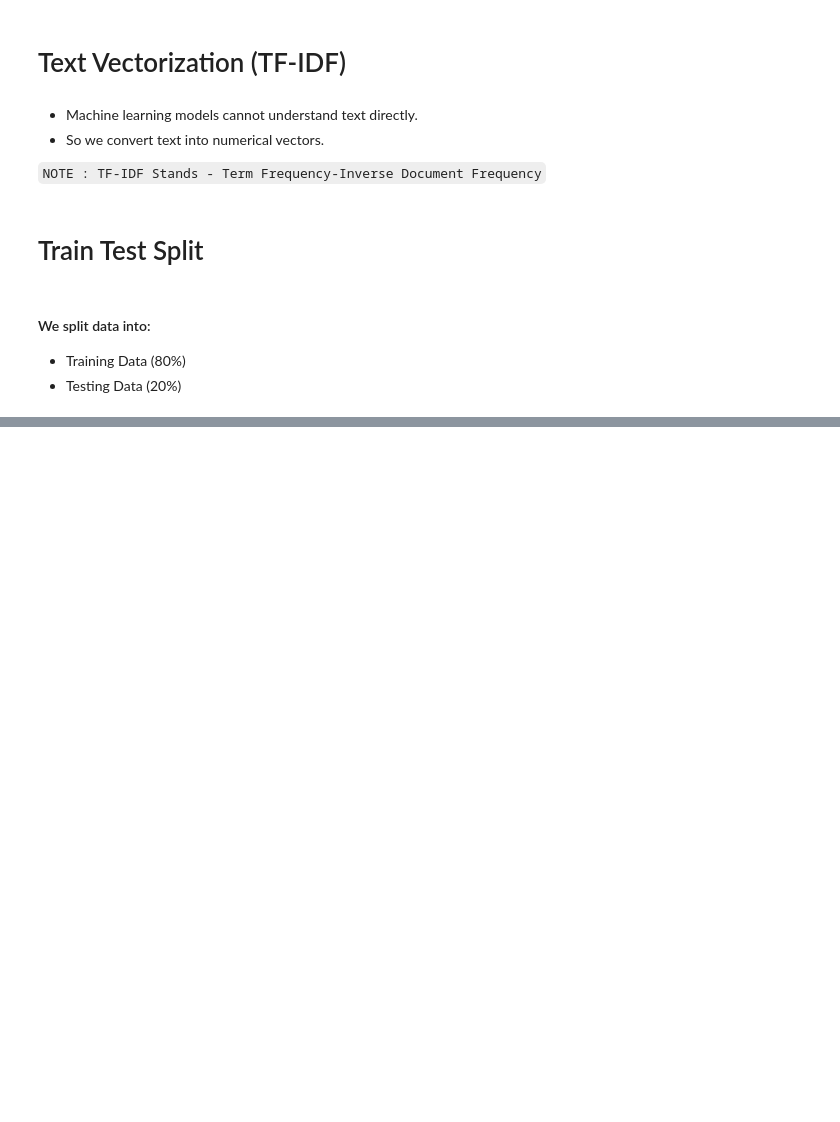
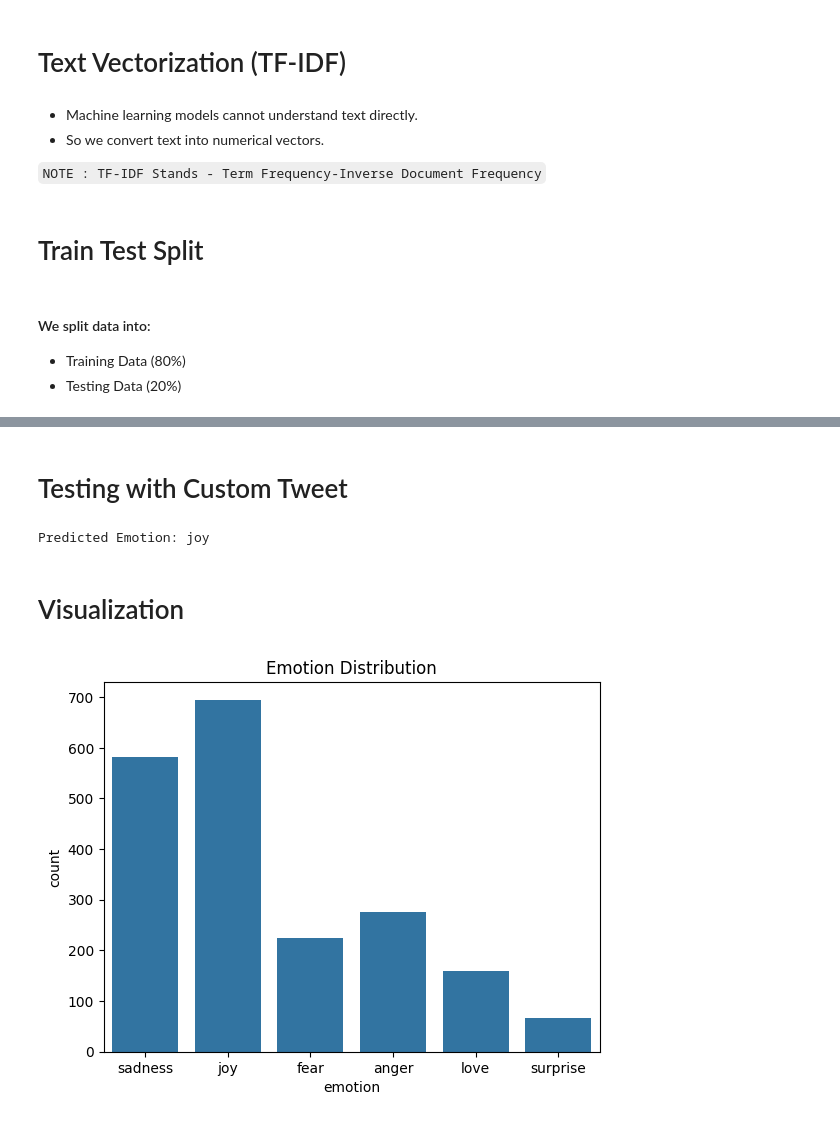
Before and after one commit to kaushal-Prakash/twitter-comments-analysis, a Jupyter notebook: twitter_emotion_classification.ipynb, the cells around one changed output, grey strips where cells are left out. Cells and saved outputs as stored; diff of their text form; code cells hidden in the pictures; blank space fills up the shorter version.

Commit message:
made the model and calculate its metrices

```diff
--- a/twitter_emotion_classification.ipynb
+++ b/twitter_emotion_classification.ipynb
@@ -109,0 +145,23 @@ X_train, X_test, y_train, y_test = train_test_split(
+# %% [markdown]
+# Testing with Custom Tweet
+# %%
+tweet = ["I am extremely happy today"]
+
+tweet_vector = vectorizer.transform(tweet)
+
+prediction = model.predict(tweet_vector)
+
+print("Predicted Emotion:", prediction[0])
+# %% [output]
+Predicted Emotion: joy
+# %% [markdown]
+# Visualization
+# %%
+import seaborn as sns
+import matplotlib.pyplot as plt
+
+sns.countplot(x='emotion', data=ds)
+plt.title("Emotion Distribution")
+plt.show()
+# %% [output]
+[figure, added]
```
Also changed, not shown: parts of 6 cells of this notebook.
